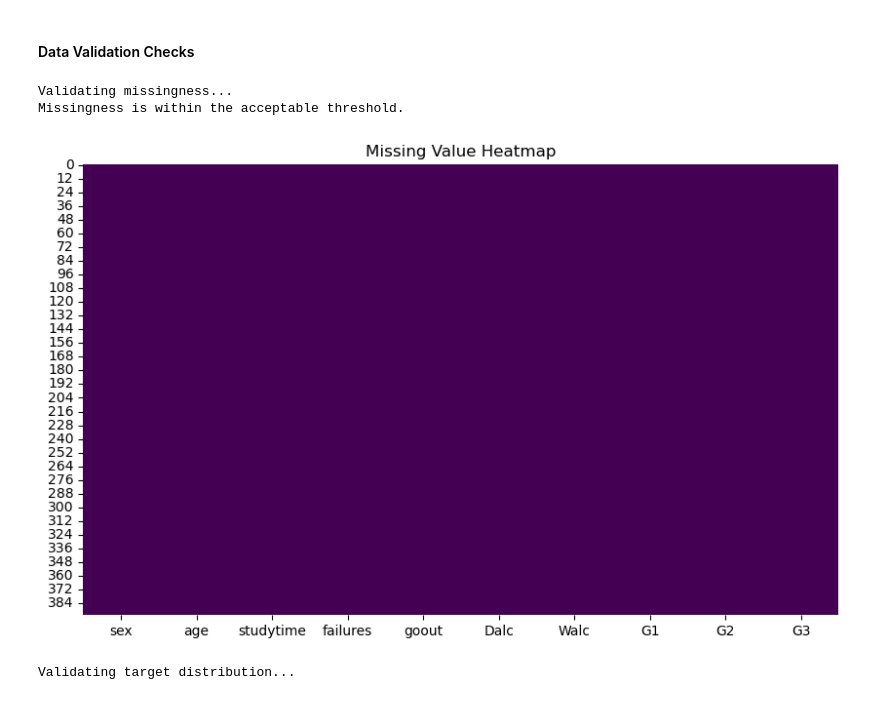
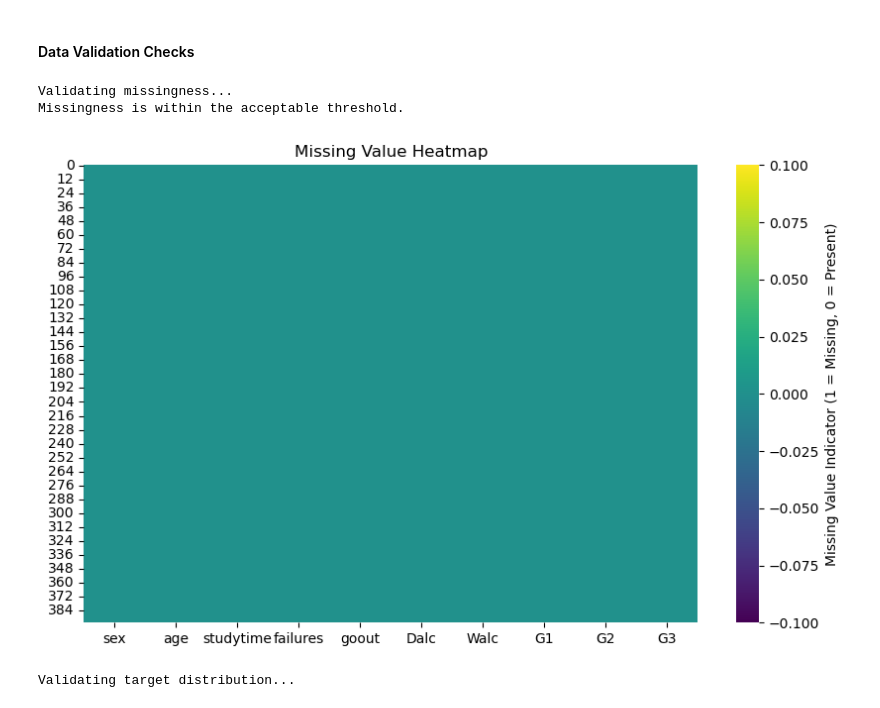
Before and after one commit to UBC-MDS/dsci-522-group-23, a Jupyter notebook: notebooks/student_performance_predictor_report.ipynb, the cells around one changed output. Saved outputs shown, nothing was run; the diff lists cells and outputs as text; code cells hidden in the pictures.

Commit message:
add legend to headmap

```diff
--- a/notebooks/student_performance_predictor_report.ipynb
+++ b/notebooks/student_performance_predictor_report.ipynb
@@ -221,35 +221,40 @@ def validate_missingness(data: pd.DataFrame, threshold: float = 0.05) -> None:
 
     Examples
     --------
     >>> import pandas as pd
     >>> df = pd.DataFrame({
     >>>     'A': [1, 2, None, 4, 5],
     >>>     'B': [None, None, 3, 4, 5],
     >>>     'C': [1, 2, 3, 4, 5]
     >>> })
     >>> validate_missingness(df, threshold=0.1)
     """
 
     print("Validating missingness...")
     missing_percentage = data.isnull().mean()
     above_threshold = missing_percentage[missing_percentage > threshold]
 
     if above_threshold.empty:
         print("Missingness is within the acceptable threshold.")
     else:
         print(f"Columns with missing values beyond threshold ({threshold}):")
         print(above_threshold)
 
     # To visualize missingness
     plt.figure(figsize=(10, 6))
-    sns.heatmap(data.isnull(), cbar=False, cmap="viridis")
+    sns.heatmap(
+        data.isnull(),
+        cbar=True,
+        cmap="viridis",
+        cbar_kws={'label': 'Missing Value Indicator (1 = Missing, 0 = Present)'}
+    )
     plt.title("Missing Value Heatmap")
     plt.show()
 validate_missingness(subset_df)
 # %% [output]
 Validating missingness...
 Missingness is within the acceptable threshold.
-[figure, old version]
+[figure, new version]
 # %%
 # Target/Response Variable Follows Expected Distribution
 def validate_target_distribution(data: pd.DataFrame, target_column: str) -> None:
```
Also changed, not shown: parts of 1 cell of this notebook.
